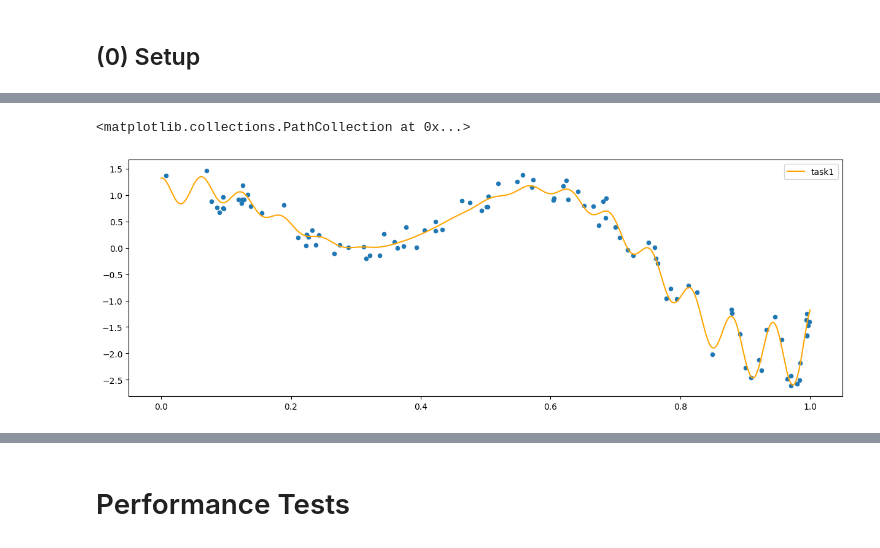
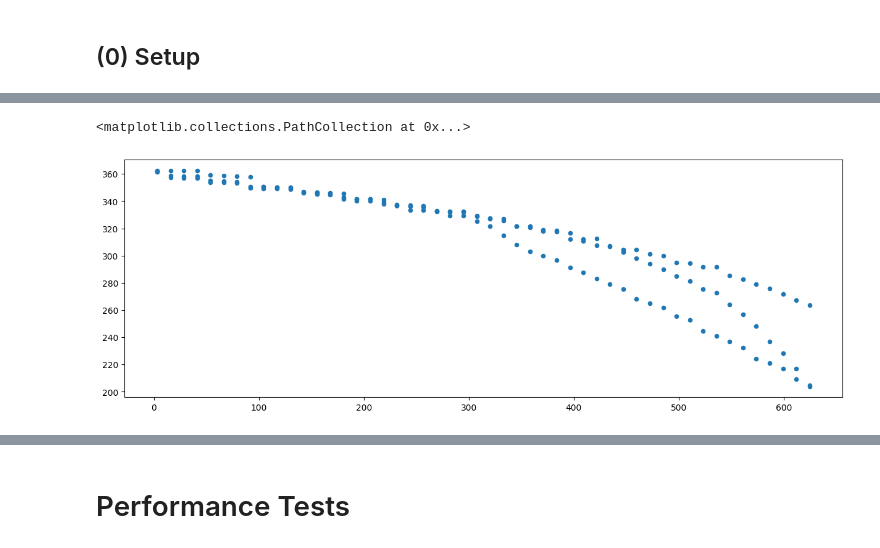
Before and after one commit to lbl-camera/fvGP, a Jupyter notebook: examples/ComprehensiveTest.ipynb, the cells around one changed output, grey strips where cells are left out. Saved outputs shown, nothing was run; the diff lists cells and outputs as text; code cells hidden in the pictures.

```diff
--- a/examples/ComprehensiveTest.ipynb
+++ b/examples/ComprehensiveTest.ipynb
@@ -16,15 +11,17 @@ The autoreload extension is already loaded. To reload it, use:
 # %%
-x = np.linspace(0,1,1000)
+x = np.linspace(0,600,1000)
 def f1(x):
     return np.sin(5. * x) + np.cos(10. * x) + (2.* (x-0.4)**2) * np.cos(100. * x)
 
-x_data = np.random.rand(100)
-y_data = f1(x_data) + (np.random.rand(len(x_data))-0.5) * 0.5
+x_data = np.load("x_data.npy") #np.random.rand(100)
+y_data = np.load("y_data.npy") #f1(x_data) + (np.random.rand(len(x_data))-0.5) * 0.5
+
+
+
 plt.figure(figsize = (15,5))
-plt.plot(x,f1(x), color = 'orange', label = 'task1')
-plt.legend()
+
 plt.scatter(x_data,y_data, s = 20)
 # %% [output]
 <matplotlib.collections.PathCollection at 0x...>
-[figure, old version]
+[figure, new version]
 # %%
```
Also changed, not shown: parts of 23 cells of this notebook, 7 other files.
